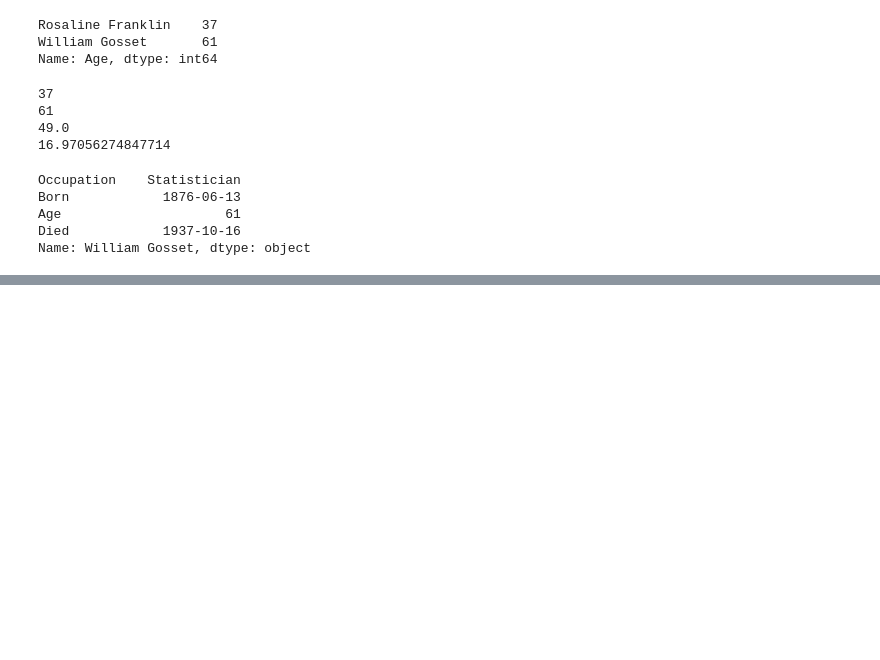
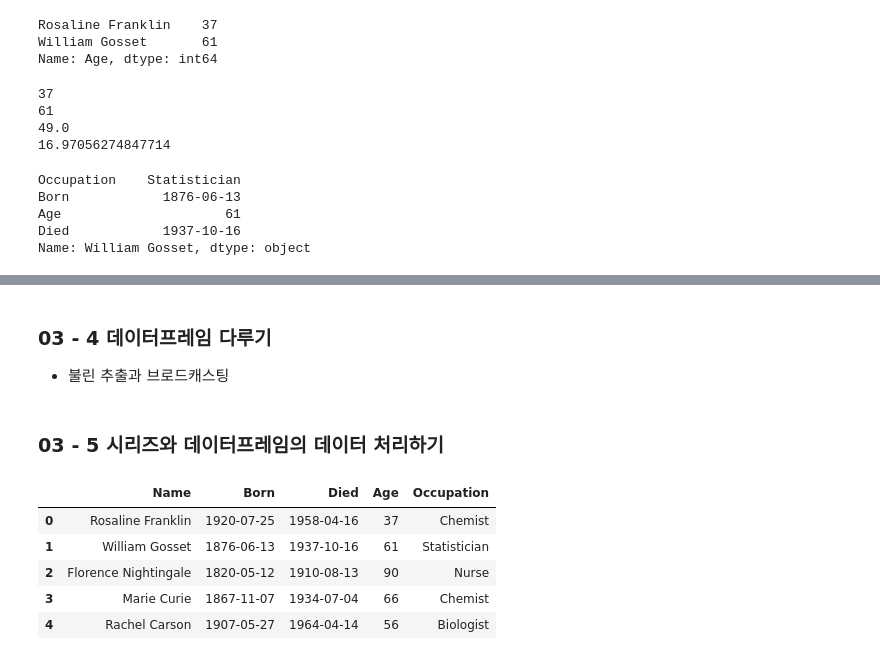
Before and after one commit to yejun-lee/Intro, a Jupyter notebook: pandas/Pandas_Intro.ipynb, the cells around one changed output, grey strips where cells are left out. Saved outputs shown, nothing was run; the diff lists cells and outputs as text; code cells hidden in the pictures; blank space fills up the shorter version.

```diff
--- a/pandas/Pandas_Intro.ipynb
+++ b/pandas/Pandas_Intro.ipynb
@@ -418,0 +511,14 @@ Name: William Gosset, dtype: object
+# %% [markdown]
+### 03 - 4 데이터프레임 다루기
+- 불린 추출과 브로드캐스팅
+# %% [markdown]
+### 03 - 5 시리즈와 데이터프레임의 데이터 처리하기
+# %%
+scientists.head()
+# %% [output]
+|  | Name | Born | Died | Age | Occupation |
+| 0 | Rosaline Franklin | 1920-07-25 | 1958-04-16 | 37 | Chemist |
+| 1 | William Gosset | 1876-06-13 | 1937-10-16 | 61 | Statistician |
+| 2 | Florence Nightingale | 1820-05-12 | 1910-08-13 | 90 | Nurse |
+| 3 | Marie Curie | 1867-11-07 | 1934-07-04 | 66 | Chemist |
+| 4 | Rachel Carson | 1907-05-27 | 1964-04-14 | 56 | Biologist |
```
Also changed, not shown: parts of 9 cells of this notebook.
